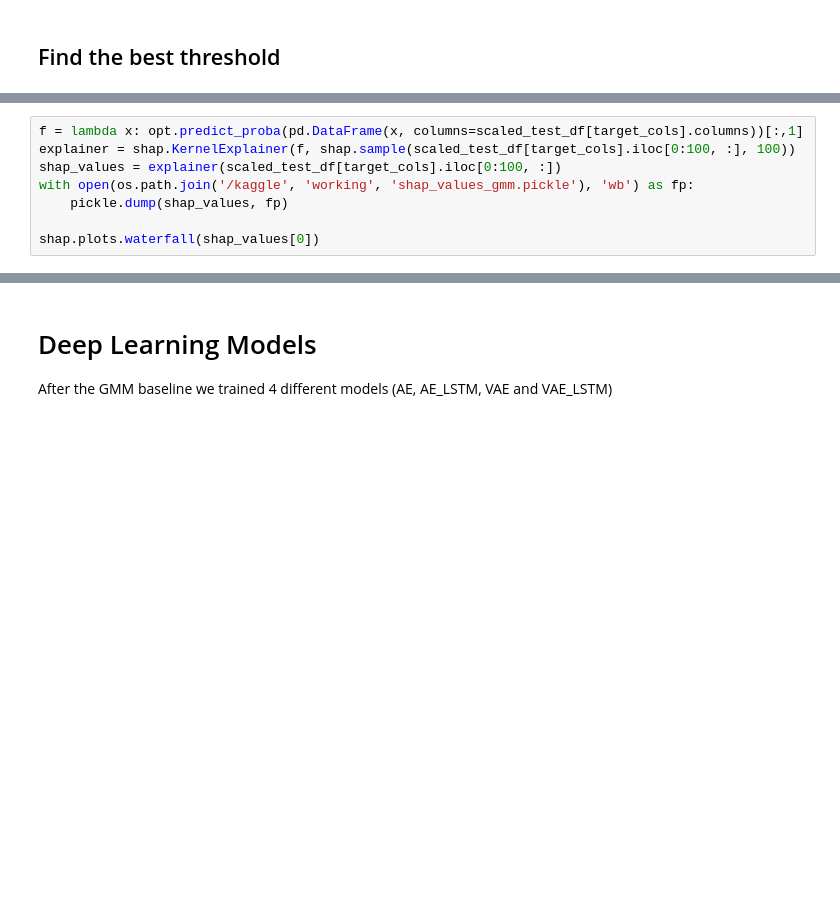
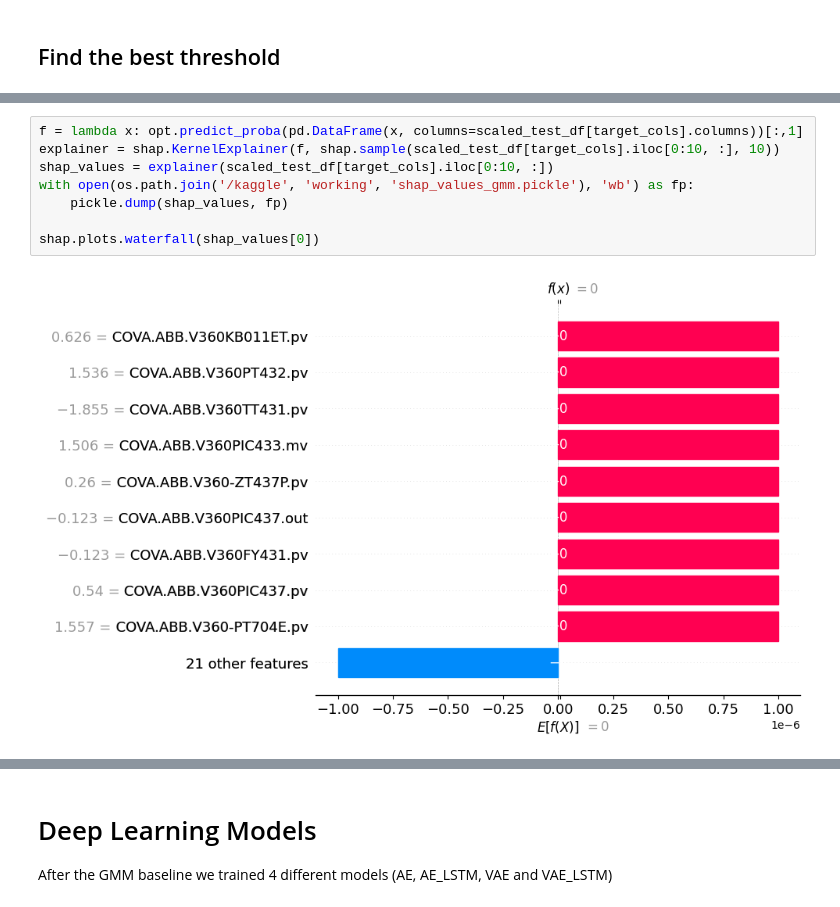
Before and after one commit to TechRufy/ENI_Predictive_Maintenance, a Jupyter notebook: our_models/AIIT_2025.ipynb, the cells around one changed output, grey strips where cells are left out. Saved outputs shown, nothing was run; the diff lists cells and outputs as text; blank space fills up the shorter version.

```diff
--- a/our_models/AIIT_2025.ipynb
+++ b/our_models/AIIT_2025.ipynb
@@ -595,11 +770,13 @@ plot_signal(signal, test_df[target], figsize=figsize, threshold = gmm_best_thres
 # %%
 f = lambda x: opt.predict_proba(pd.DataFrame(x, columns=scaled_test_df[target_cols].columns))[:,1]
-explainer = shap.KernelExplainer(f, shap.sample(scaled_test_df[target_cols].iloc[0:100, :], 100))
-shap_values = explainer(scaled_test_df[target_cols].iloc[0:100, :])
+explainer = shap.KernelExplainer(f, shap.sample(scaled_test_df[target_cols].iloc[0:10, :], 10))
+shap_values = explainer(scaled_test_df[target_cols].iloc[0:10, :])
 with open(os.path.join('/kaggle', 'working', 'shap_values_gmm.pickle'), 'wb') as fp:
     pickle.dump(shap_values, fp)
 
 shap.plots.waterfall(shap_values[0])
+# %% [output]
+[figure, added]
 # %%
 file = open("/kaggle/working/shap_values_gmm.pickle",'rb')
 shap_values = pickle.load(file)
```
Also changed, not shown: parts of 38 cells of this notebook.
